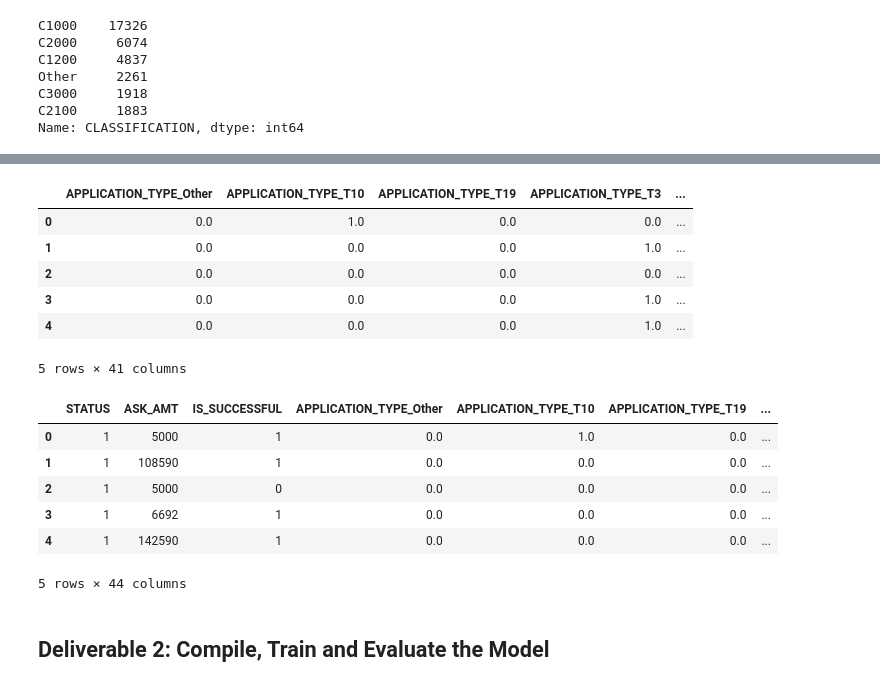
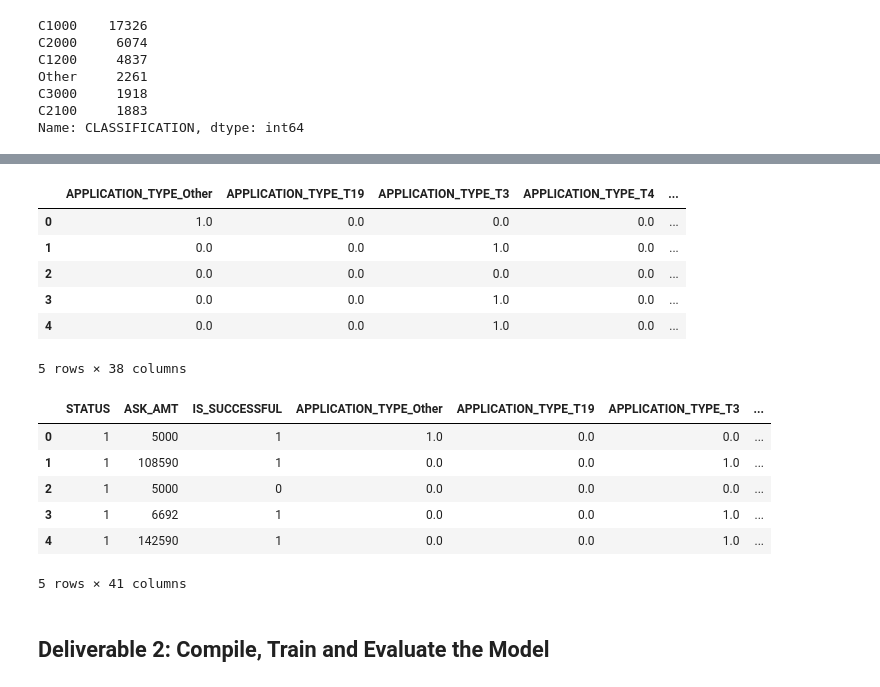
Before and after one commit to luispsalazar/Neural_Network_Charity_Analysis, a Jupyter notebook: AlphabetSoupCharity.ipynb, the cells around one changed output, grey strips where cells are left out. Cells and saved outputs as stored; diff of their text form; code cells hidden in the pictures.

```diff
--- a/AlphabetSoupCharity.ipynb
+++ b/AlphabetSoupCharity.ipynb
@@ -78,8 +78,8 @@ application_type.plot.density()
 replace_application = list(application_type[application_type < 1000].index)
 
 # Replace in dataframe
-for app in replace_application:
-    application_df.APPLICATION_TYPE = application_df.APPLICATION_TYPE.replace(app,"Other")
+for item in replace_application:
+    application_df.APPLICATION_TYPE = application_df.APPLICATION_TYPE.replace(item,"Other")
 
 # Check to make sure binning was successful
 application_df.APPLICATION_TYPE.value_counts()
@@ -93,7 +93,8 @@ T19       1065
 Name: APPLICATION_TYPE, dtype: int64
 # %%
 # Look at CLASSIFICATION value counts for binning
-#  YOUR CODE GOES HERE
+classification_value_counts = application_df['CLASSIFICATION'].value_counts()
+classification_value_counts
 # %% [output]
 C1000    17326
 C2000     6074
@@ -115,11 +116,11 @@ Name: CLASSIFICATION, Length: 71, dtype: int64
 [figure]
 # %%
-# Determine which values to replace if counts are less than ..?
-#  YOUR CODE GOES HERE
+# Determine which values to replace if counts are less than ..? Will use 1000
+replace_class = list(classification_value_counts[classification_value_counts < 1000].index)
 
 # Replace in dataframe
-for cls in replace_class:
-    application_df.CLASSIFICATION = application_df.CLASSIFICATION.replace(cls,"Other")
+for item in replace_class:
+    application_df.CLASSIFICATION = application_df.CLASSIFICATION.replace(item, "Other")
 
 # Check to make sure binning was successful
 application_df.CLASSIFICATION.value_counts()
@@ -133,4 +134,5 @@ C2100     1883
 Name: CLASSIFICATION, dtype: int64
 # %%
 # Generate our categorical variable lists
-#  YOUR CODE GOES HERE
+application_cat = application_df.dtypes[application_df.dtypes == "object"].index.tolist()
+application_cat
@@ -137,31 +147,33 @@ Name: CLASSIFICATION, dtype: int64
 # %%
 # Create a OneHotEncoder instance
 enc = OneHotEncoder(sparse=False)
 
 # Fit and transform the OneHotEncoder using the categorical variable list
-#  YOUR CODE GOES HERE
+encode_df = pd.DataFrame(enc.fit_transform(application_df[application_cat]))
 
 # Add the encoded variable names to the dataframe
 encode_df.columns = enc.get_feature_names(application_cat)
 encode_df.head()
 # %% [output]
-|  | APPLICATION_TYPE_Other | APPLICATION_TYPE_T10 | APPLICATION_TYPE_T19 | APPLICATION_TYPE_T3 | ... |
-| 0 | 0.0 | 1.0 | 0.0 | 0.0 | ... |
-| 1 | 0.0 | 0.0 | 0.0 | 1.0 | ... |
+|  | APPLICATION_TYPE_Other | APPLICATION_TYPE_T19 | APPLICATION_TYPE_T3 | APPLICATION_TYPE_T4 | ... |
+| 0 | 1.0 | 0.0 | 0.0 | 0.0 | ... |
+| 1 | 0.0 | 0.0 | 1.0 | 0.0 | ... |
 | 2 | 0.0 | 0.0 | 0.0 | 0.0 | ... |
-| 3 | 0.0 | 0.0 | 0.0 | 1.0 | ... |
-| 4 | 0.0 | 0.0 | 0.0 | 1.0 | ... |
+| 3 | 0.0 | 0.0 | 1.0 | 0.0 | ... |
+| 4 | 0.0 | 0.0 | 1.0 | 0.0 | ... |
-5 rows × 41 columns
+5 rows × 38 columns
 # %%
 # Merge one-hot encoded features and drop the originals
-#  YOUR CODE GOES HERE
+application_df = application_df.merge(encode_df, left_index=True,right_index=True)
+application_df = application_df.drop(columns = application_cat)
+application_df.head()
 # %% [output]
-|  | STATUS | ASK_AMT | IS_SUCCESSFUL | APPLICATION_TYPE_Other | APPLICATION_TYPE_T10 | APPLICATION_TYPE_T19 | ... |
-| 0 | 1 | 5000 | 1 | 0.0 | 1.0 | 0.0 | ... |
-| 1 | 1 | 108590 | 1 | 0.0 | 0.0 | 0.0 | ... |
+|  | STATUS | ASK_AMT | IS_SUCCESSFUL | APPLICATION_TYPE_Other | APPLICATION_TYPE_T19 | APPLICATION_TYPE_T3 | ... |
+| 0 | 1 | 5000 | 1 | 1.0 | 0.0 | 0.0 | ... |
+| 1 | 1 | 108590 | 1 | 0.0 | 0.0 | 1.0 | ... |
 | 2 | 1 | 5000 | 0 | 0.0 | 0.0 | 0.0 | ... |
-| 3 | 1 | 6692 | 1 | 0.0 | 0.0 | 0.0 | ... |
-| 4 | 1 | 142590 | 1 | 0.0 | 0.0 | 0.0 | ... |
+| 3 | 1 | 6692 | 1 | 0.0 | 0.0 | 1.0 | ... |
+| 4 | 1 | 142590 | 1 | 0.0 | 0.0 | 1.0 | ... |
-5 rows × 44 columns
+5 rows × 41 columns
 # %%
 # Split our preprocessed data into our features and target arrays
```
Also changed, not shown: parts of 5 cells of this notebook, 1 other file.
